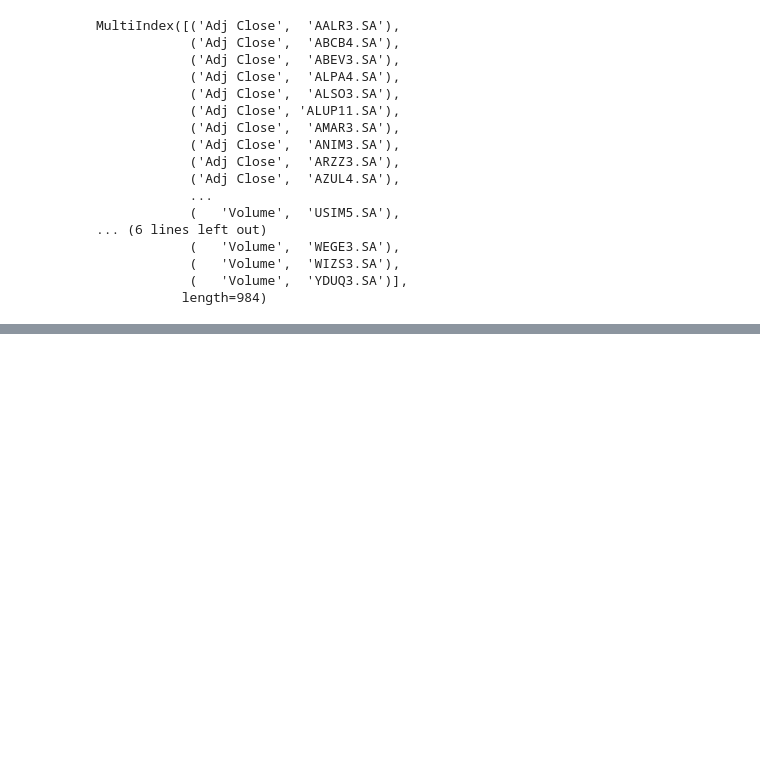
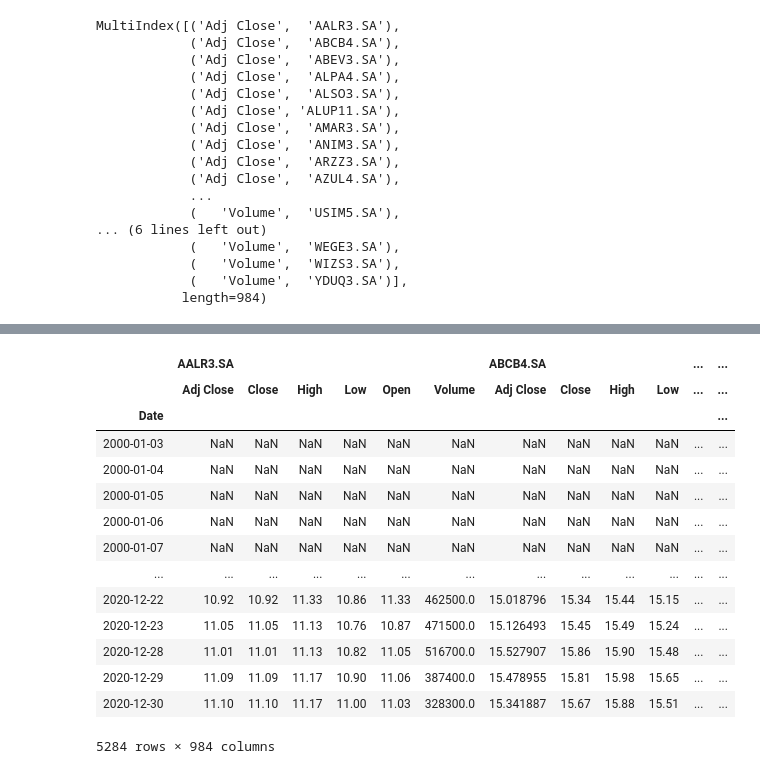
Before and after one commit to rafaelschena/stocks_analyzer, a Jupyter notebook: tests.ipynb, the cells around one changed output, grey strips where cells are left out. Drawn from its saved outputs; the diff is of its cells as text; code cells hidden in the pictures; blank space fills up the shorter version.

```diff
--- a/tests.ipynb
+++ b/tests.ipynb
@@ -244,0 +331,2 @@ historico.describe()
+# %%
+hist.set_index('Date', drop=True, inplace=True)
@@ -244,0 +386,4 @@ historico.describe()
+# %%
+hist.columns = list(map(literal_eval, hist.columns))
+# %%
+hist.columns = pd.MultiIndex.from_tuples(hist.columns)
@@ -244,0 +458,20 @@ historico.describe()
+# %%
+hist.index = pd.to_datetime(hist.index)
+# %%
+hist
+# %% [output]
+|  | AALR3.SA |  |  |  |  |  | ABCB4.SA |  |  |  | ... | ... |
+|  | Adj Close | Close | High | Low | Open | Volume | Adj Close | Close | High | Low | ... | ... |
+| Date |  |  |  |  |  |  |  |  |  |  |  | ... |
+| 2000-01-03 | NaN | NaN | NaN | NaN | NaN | NaN | NaN | NaN | NaN | NaN | ... | ... |
+| 2000-01-04 | NaN | NaN | NaN | NaN | NaN | NaN | NaN | NaN | NaN | NaN | ... | ... |
+| 2000-01-05 | NaN | NaN | NaN | NaN | NaN | NaN | NaN | NaN | NaN | NaN | ... | ... |
+| 2000-01-06 | NaN | NaN | NaN | NaN | NaN | NaN | NaN | NaN | NaN | NaN | ... | ... |
+| 2000-01-07 | NaN | NaN | NaN | NaN | NaN | NaN | NaN | NaN | NaN | NaN | ... | ... |
+| ... | ... | ... | ... | ... | ... | ... | ... | ... | ... | ... | ... | ... |
+| 2020-12-22 | 10.92 | 10.92 | 11.33 | 10.86 | 11.33 | 462500.0 | 15.018796 | 15.34 | 15.44 | 15.15 | ... | ... |
+| 2020-12-23 | 11.05 | 11.05 | 11.13 | 10.76 | 10.87 | 471500.0 | 15.126493 | 15.45 | 15.49 | 15.24 | ... | ... |
+| 2020-12-28 | 11.01 | 11.01 | 11.13 | 10.82 | 11.05 | 516700.0 | 15.527907 | 15.86 | 15.90 | 15.48 | ... | ... |
+| 2020-12-29 | 11.09 | 11.09 | 11.17 | 10.90 | 11.06 | 387400.0 | 15.478955 | 15.81 | 15.98 | 15.65 | ... | ... |
+| 2020-12-30 | 11.10 | 11.10 | 11.17 | 11.00 | 11.03 | 328300.0 | 15.341887 | 15.67 | 15.88 | 15.51 | ... | ... |
+5284 rows × 984 columns
```
Also changed, not shown: parts of 41 cells of this notebook, 1 other file.
